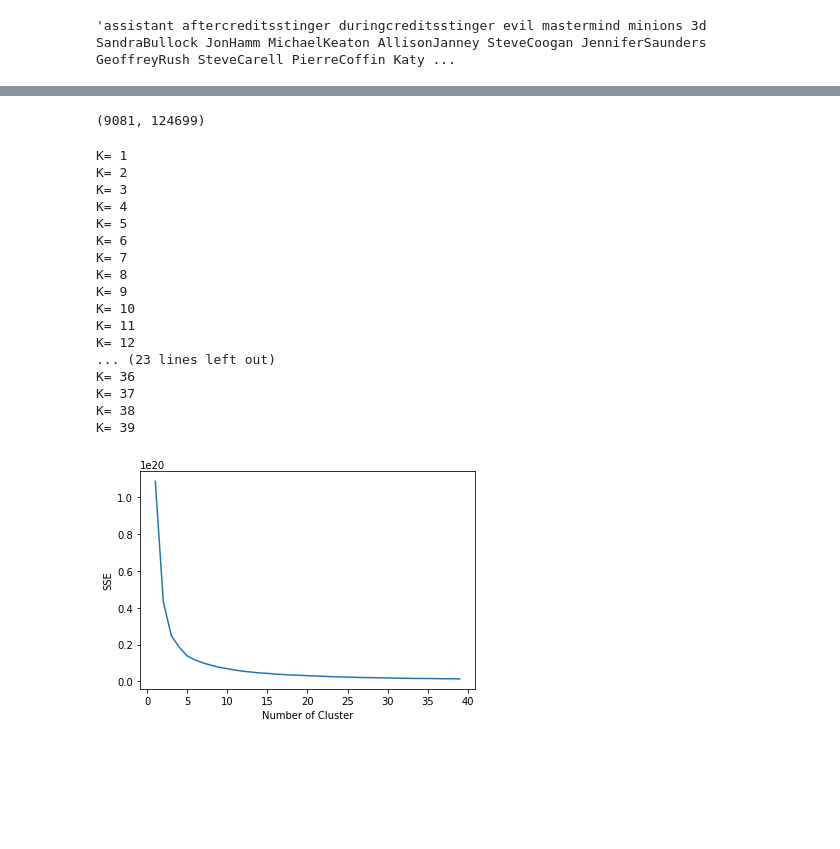
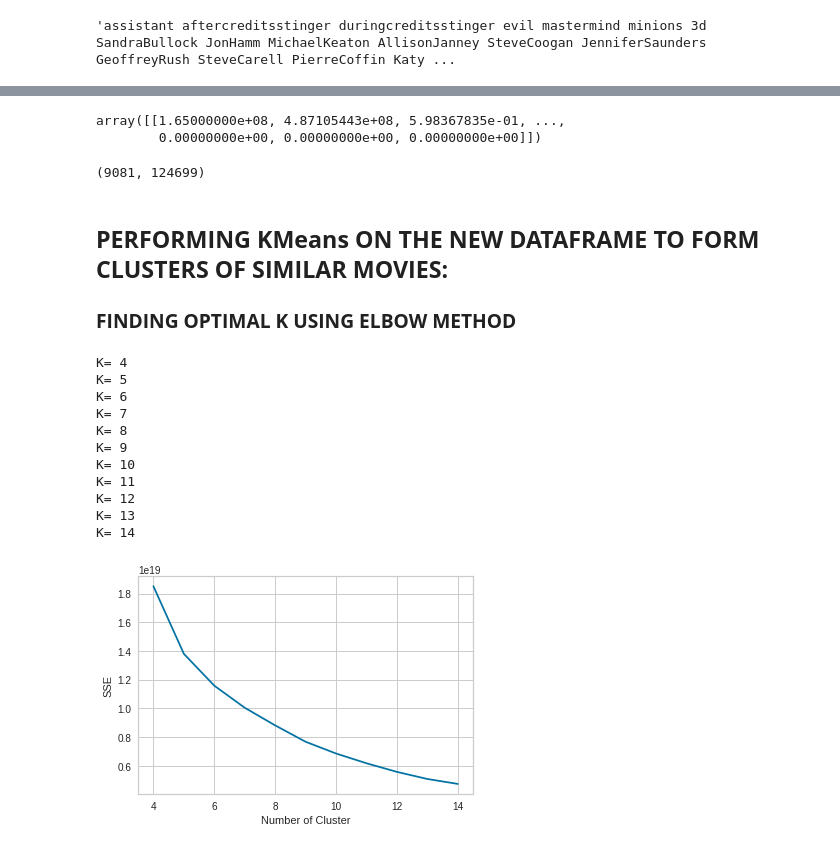
Before and after one commit to disha2sinha/Movie-Recommendation-System, a Jupyter notebook: Content_Based_Recommendation_System.ipynb, the cells around one changed output, grey strips where cells are left out. Saved outputs shown, nothing was run; the diff lists cells and outputs as text; code cells hidden in the pictures; blank space fills up the shorter version.

```diff
--- a/Content_Based_Recommendation_System.ipynb
+++ b/Content_Based_Recommendation_System.ipynb
@@ -133,33 +135,36 @@ dftomat=scipy.sparse.csr_matrix(movies_df.values)
+# %%
+dftomat[1,:].toarray()
+# %% [output]
+array([[1.65000000e+08, 4.87105443e+08, 5.98367835e-01, ...,
+        0.00000000e+00, 0.00000000e+00, 0.00000000e+00]])
 # %%
 dftomat.shape
 # %% [output]
 (9081, 124699)
+# %% [markdown]
+## **PERFORMING KMeans ON THE NEW DATAFRAME TO FORM CLUSTERS OF SIMILAR MOVIES:**
+
+### **FINDING OPTIMAL K USING ELBOW METHOD**
 # %%
-sse={}
-for k in range(1,40):
-  print("K=",k)
-  kmeans=KMeans(n_clusters=k,init='k-means++',max_iter=100).fit(dftomat)
-  sse[k]=kmeans.inertia_
-plt.plot(list(sse.keys()),list(sse.values()))
-plt.xlabel("Number of Cluster")
-plt.ylabel("SSE")
-plt.savefig("elbow_method.png")
+#sse={}
+#for k in range(4,15):
+  #print("K=",k)
+  #kmeans=KMeans(n_clusters=k,init='k-means++',max_iter=100).fit(dftomat)
+  #sse[k]=kmeans.inertia_
+#plt.plot(list(sse.keys()),list(sse.values()),'bx-')
+#plt.xlabel("Number of Cluster")
+#plt.ylabel("SSE")
+#plt.savefig("elbow_method.png")
 # %% [output]
-K= 1
-K= 2
-K= 3
 K= 4
 K= 5
 K= 6
 K= 7
 K= 8
 K= 9
 K= 10
 K= 11
 K= 12
-... (23 lines left out)
-K= 36
-K= 37
-K= 38
-K= 39
+K= 13
+K= 14
-[figure, old version]
+[figure, new version]
```
Also changed, not shown: parts of 9 cells of this notebook.
